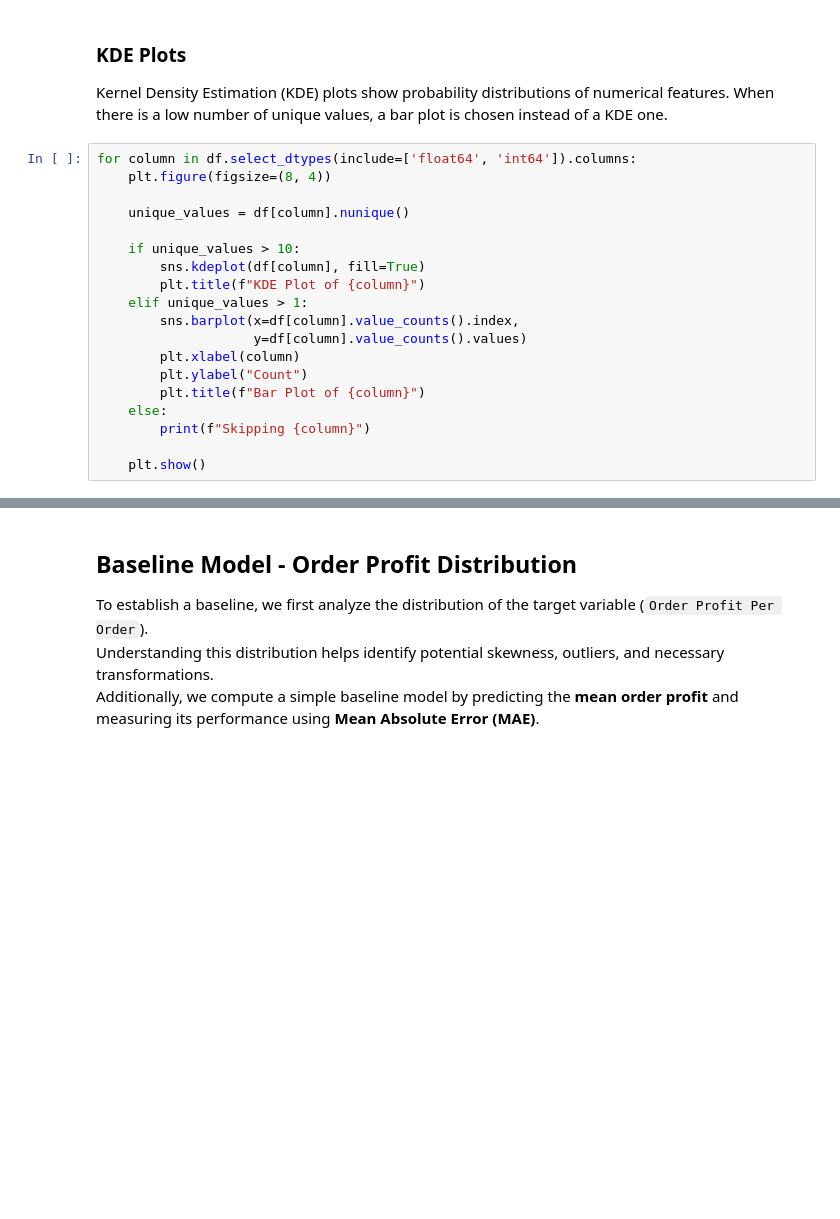
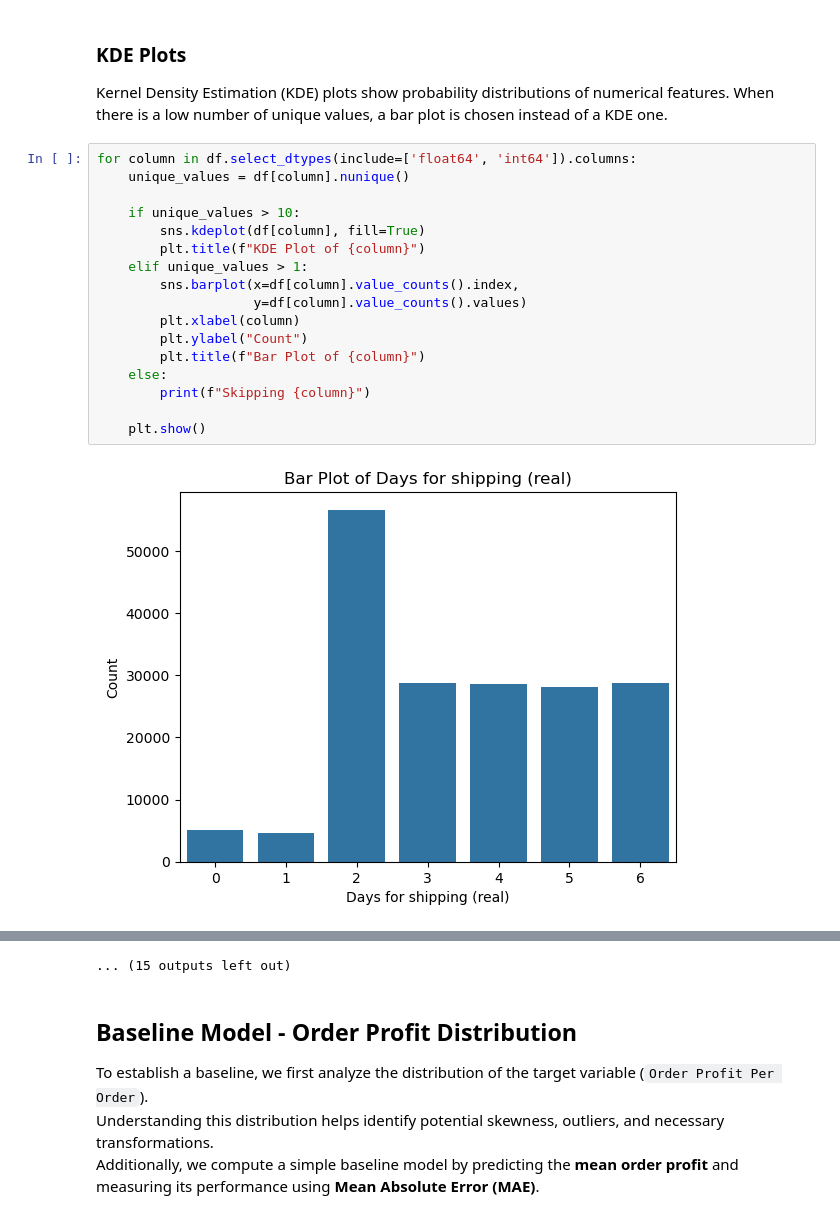
Before and after one commit to thomashz246/Master-Thesis, a Jupyter notebook: EDA_short.ipynb, the cells around one changed output, grey strips where cells are left out. Saved outputs shown, nothing was run; the diff lists cells and outputs as text; blank space fills up the shorter version.

```diff
--- a/EDA_short.ipynb
+++ b/EDA_short.ipynb
@@ -110,20 +161,20 @@ plt.show()
 Kernel Density Estimation (KDE) plots show probability distributions of numerical features. When there is a low number of unique values, a bar plot is chosen instead of a KDE one.
 # %%
 for column in df.select_dtypes(include=['float64', 'int64']).columns:
-    plt.figure(figsize=(8, 4))
-
     unique_values = df[column].nunique()
 
     if unique_values > 10:
         sns.kdeplot(df[column], fill=True)
         plt.title(f"KDE Plot of {column}")
     elif unique_values > 1:
         sns.barplot(x=df[column].value_counts().index,
                     y=df[column].value_counts().values)
         plt.xlabel(column)
         plt.ylabel("Count")
         plt.title(f"Bar Plot of {column}")
     else:
         print(f"Skipping {column}")
 
     plt.show()
+# %% [output]
+[figure, added]
@@ -130,3 +192,4 @@ for column in df.select_dtypes(include=['float64', 'int64']).columns:
+... (15 outputs left out)
 # %% [markdown]
 ## Baseline Model - Order Profit Distribution
 
```
Also changed, not shown: parts of 10 cells of this notebook.
